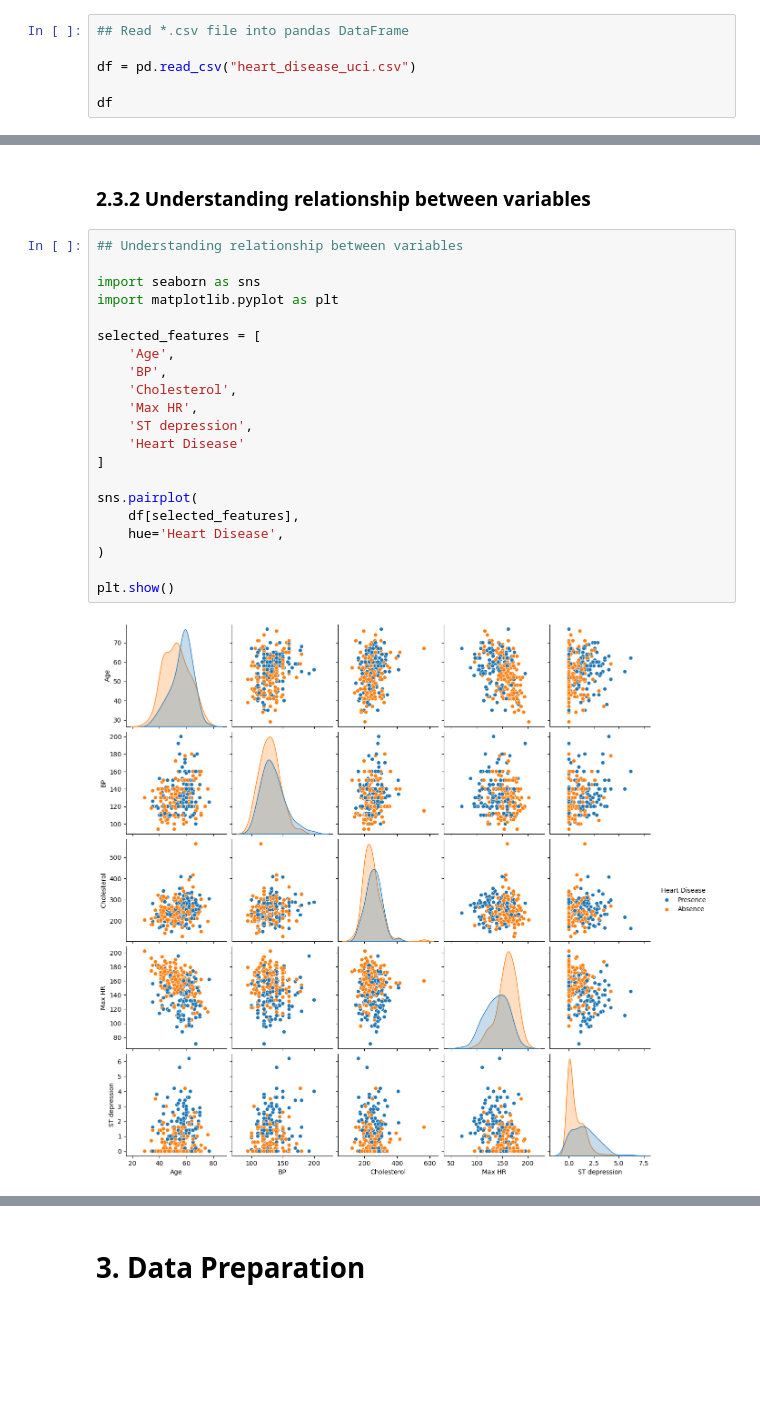
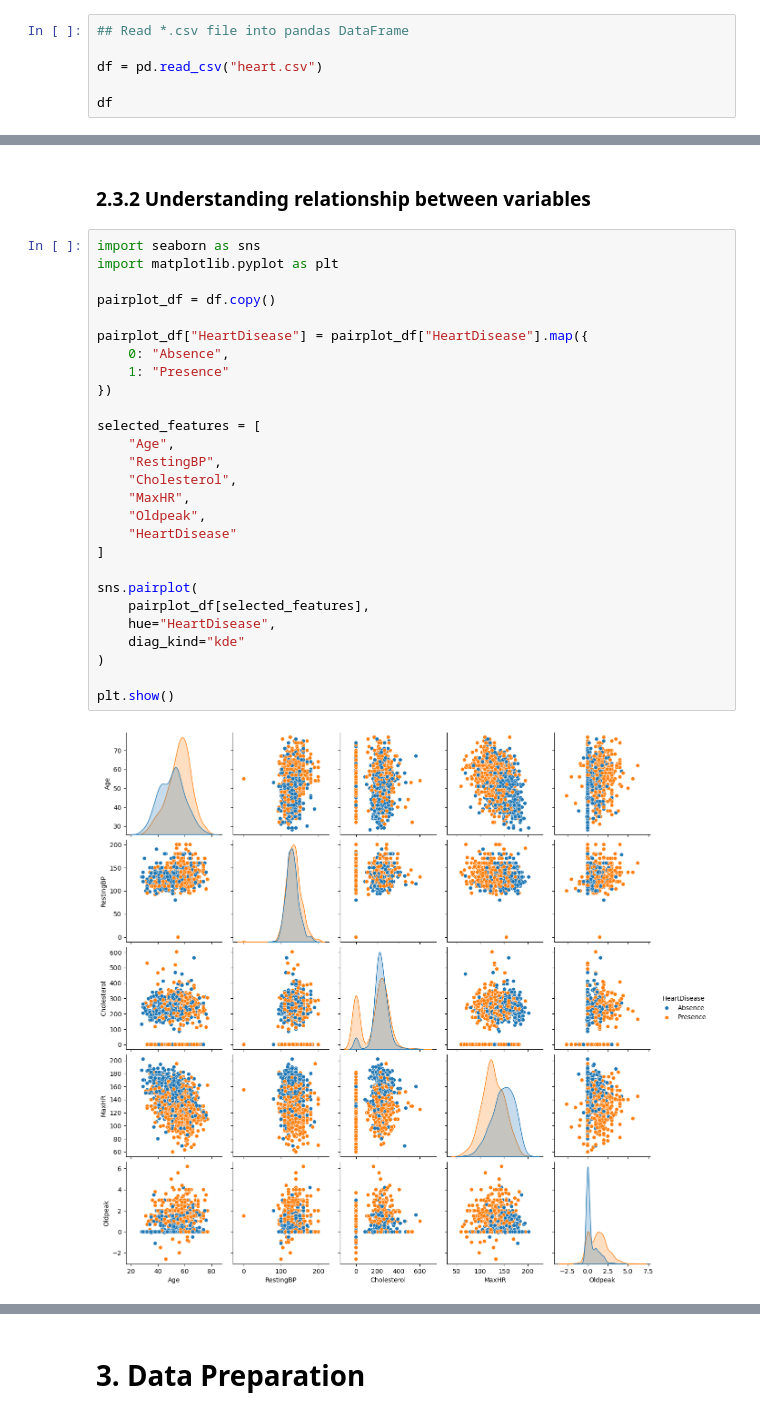
Before and after one commit to MinHeinKhant-2196/mldp_project, a Jupyter notebook: MLDP Program Codes Submission Template.ipynb, the cells around one changed output, grey strips where cells are left out. Cells and saved outputs as stored; diff of their text form; blank space fills up the shorter version.

```diff
--- a/MLDP Program Codes Submission Template.ipynb
+++ b/MLDP Program Codes Submission Template.ipynb
@@ -34,7 +34,7 @@ The goal of this project is to develop a machine learning classification model t
 # %%
 ## Read *.csv file into pandas DataFrame
 
-df = pd.read_csv("heart_disease_uci.csv")
+df = pd.read_csv("heart.csv")
 
 df
 # %% [output]
@@ -194,25 +364,31 @@ plt.show()
 # %% [markdown]
 ### 2.3.2 Understanding relationship between variables
 # %%
-## Understanding relationship between variables
-
 import seaborn as sns
 import matplotlib.pyplot as plt
 
+pairplot_df = df.copy()
+
+pairplot_df["HeartDisease"] = pairplot_df["HeartDisease"].map({
+    0: "Absence",
+    1: "Presence"
+})
+
 selected_features = [
-    'Age',
-    'BP',
-    'Cholesterol',
-    'Max HR',
-    'ST depression',
-    'Heart Disease'
+    "Age",
+    "RestingBP",
+    "Cholesterol",
+    "MaxHR",
+    "Oldpeak",
+    "HeartDisease"
 ]
 
 sns.pairplot(
-    df[selected_features],
-    hue='Heart Disease',
+    pairplot_df[selected_features],
+    hue="HeartDisease",
+    diag_kind="kde"
 )
 
 plt.show()
 # %% [output]
-[figure, old version]
+[figure, new version]
```
Also changed, not shown: parts of 37 cells of this notebook, 1 other file.
